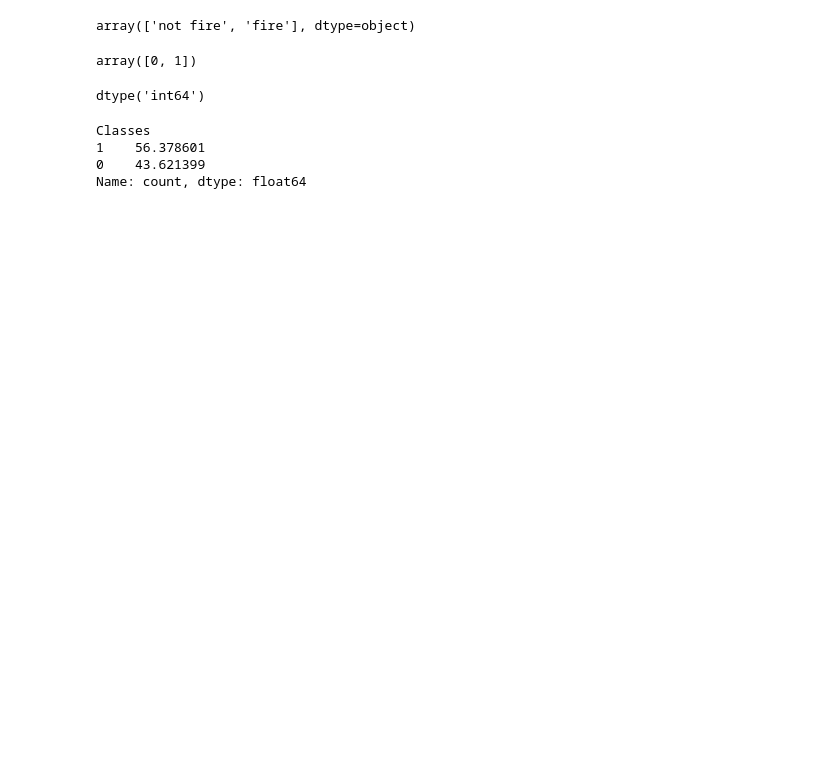
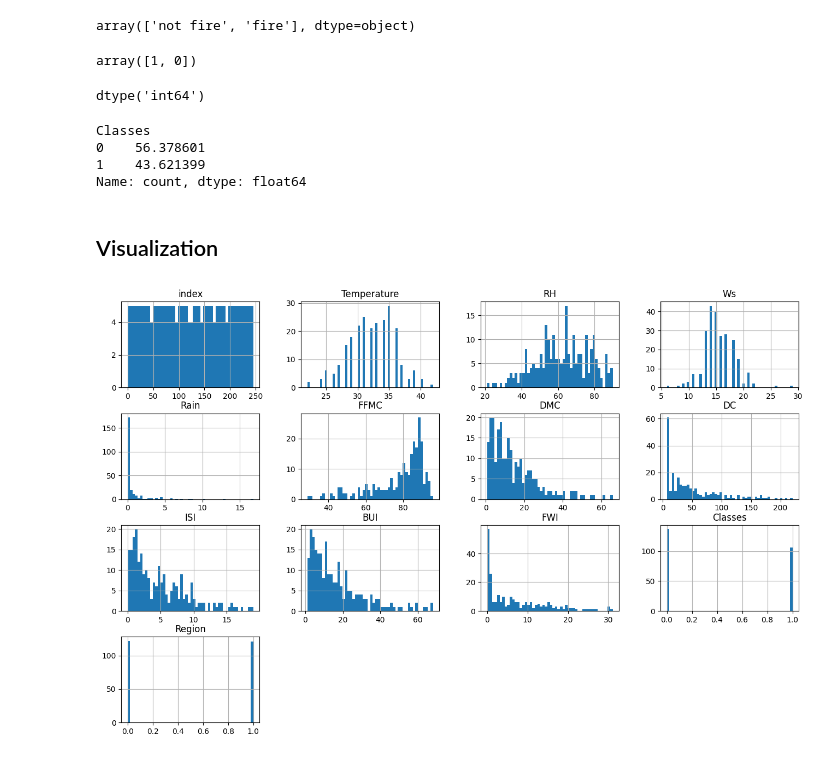
Before and after one commit to aishwarykesarwani/Data-Science, a Jupyter notebook: Udemy MLops/4-Ridge Lasso And Elasticnet/Ridge_Lasso.ipynb, the cells around one changed output. Saved outputs shown, nothing was run; the diff lists cells and outputs as text; code cells hidden in the pictures; blank space fills up the shorter version.

```diff
--- a/Udemy MLops/4-Ridge Lasso And Elasticnet/Ridge_Lasso.ipynb
+++ b/Udemy MLops/4-Ridge Lasso And Elasticnet/Ridge_Lasso.ipynb
@@ -336,6 +322,8 @@ df.head()
 | 2 | 2 | 2 | 26 | 82 | 22 | 13.1 | 47.1 | 2.5 | 7.1 | 0.3 | 2.7 | ... |
 | 3 | 3 | 3 | 25 | 89 | 13 | 2.5 | 28.6 | 1.3 | 6.9 | 0.0 | 1.7 | ... |
 | 4 | 4 | 4 | 27 | 77 | 16 | 0.0 | 64.8 | 3.0 | 14.2 | 1.2 | 3.9 | ... |
+# %%
+df.drop(columns=["level_0"],inplace=True)
 # %% [markdown]
 ### Encoding the Classes section
 # %%
@@ -354,11 +341,11 @@ df['Classes'].unique()
 # %% [output]
 array(['not fire', 'fire'], dtype=object)
 # %%
-df['Classes']=df['Classes'].map({"not fire":0,"fire":1})
+df['Classes']=df['Classes'].map({"not fire":1,"fire":0})
 # %%
 df['Classes'].unique()
 # %% [output]
-array([0, 1])
+array([1, 0])
 # %%
 df['Classes'].dtype
 # %% [output]
@@ -367,6 +354,13 @@ dtype('int64')
 df['Classes'].value_counts()/len(df['Classes'])*100
 # %% [output]
 Classes
-1    56.378601
-0    43.621399
+0    56.378601
+1    43.621399
 Name: count, dtype: float64
+# %% [markdown]
+## Visualization
+# %%
+
+df.hist(bins=50,figsize=(16,10));
+# %% [output]
+[figure, added]
```
Also changed, not shown: parts of 9 cells of this notebook, 5 other files.
